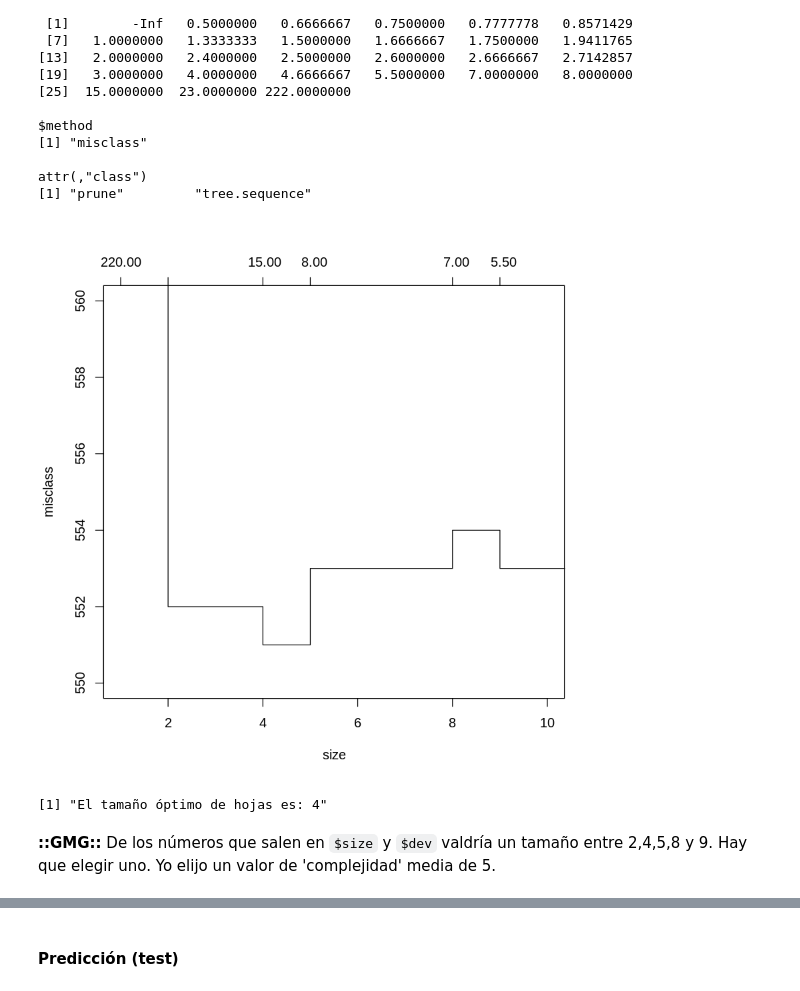
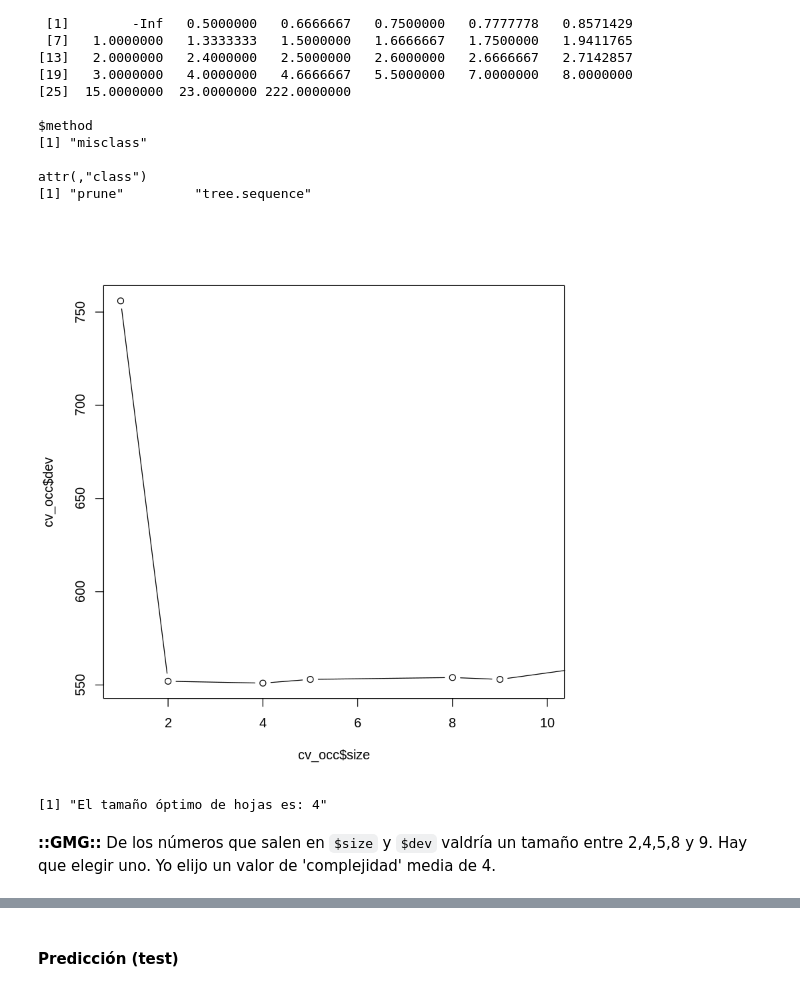
Before and after one commit to yerartdev/uc-m1966-datamining, a Jupyter notebook: d3/S17-T03_LAB_IntercomparisonTechniques.ipynb, the cells around one changed output, grey strips where cells are left out. Saved outputs shown, nothing was run; the diff lists cells and outputs as text; code cells hidden in the pictures.

```diff
--- a/d3/S17-T03_LAB_IntercomparisonTechniques.ipynb
+++ b/d3/S17-T03_LAB_IntercomparisonTechniques.ipynb
@@ -328,14 +334,16 @@ attr(,"class")
 [1] "prune"         "tree.sequence"
 # %%
 #::GMG::Lo veo en forma gráfica concentrándome en la zona de mínimos
-plot(cv_occ, xlim = c(1,10), ylim = c(550,560))
+# https://www.rdocumentation.org/packages/tree/versions/1.0-39/topics/plot.tree
+# plot(cv_occ, xlim = c(1,10), ylim = c(550,560))
+plot(cv_occ$size,cv_occ$dev,type='b', xlim = c(1,10))
 # %% [output]
-[figure, old version]
+[figure, new version]
 # %%
 paste('El tamaño óptimo de hojas es:', cv_occ$size[which.min(cv_occ$dev)])
 # %% [output]
 [1] "El tamaño óptimo de hojas es: 4"
 # %% [markdown]
-**::GMG::** De los números que salen en `$size` y `$dev` valdría un tamaño entre 2,4,5,8 y 9. Hay que elegir uno. Yo elijo un valor de 'complejidad' media de 5.
+**::GMG::** De los números que salen en `$size` y `$dev` valdría un tamaño entre 2,4,5,8 y 9. Hay que elegir uno. Yo elijo un valor de 'complejidad' media de 4.
 # %%
 #::GMG:: Ahora lo podo
```
Also changed, not shown: parts of 17 cells of this notebook.
